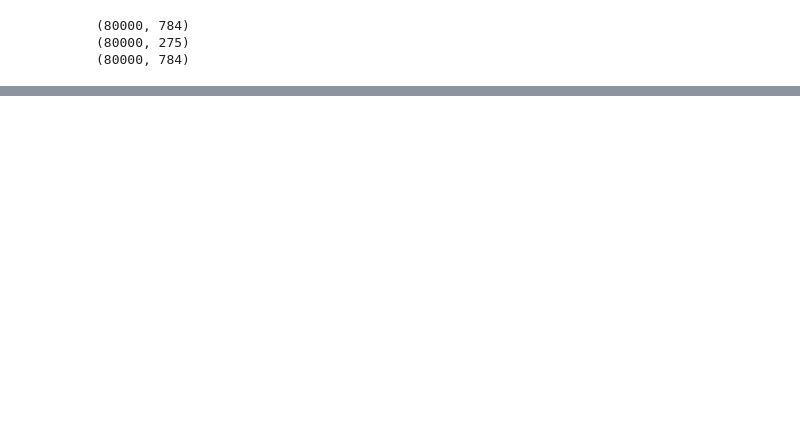
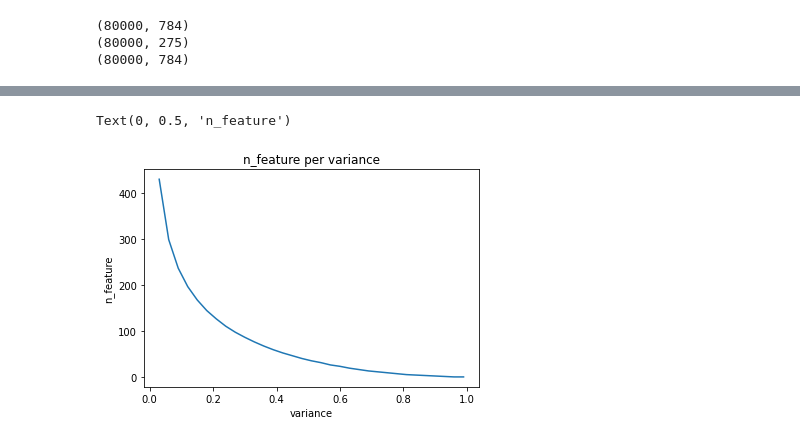
Before and after one commit to ykykyk112/machine_learning, a Jupyter notebook: sklearn_exercise/Dimentionality_Reduction.ipynb, the cells around one changed output, grey strips where cells are left out. Saved outputs shown, nothing was run; the diff lists cells and outputs as text; code cells hidden in the pictures; blank space fills up the shorter version.

```diff
--- a/sklearn_exercise/Dimentionality_Reduction.ipynb
+++ b/sklearn_exercise/Dimentionality_Reduction.ipynb
@@ -263,0 +407,8 @@ building tree 100 of 100
+# %%
+plt.plot(n_variance, np.flip(component_per_variance))
+plt.title('n_feature per variance')
+plt.xlabel('variance')
+plt.ylabel('n_feature')
+# %% [output]
+Text(0, 0.5, 'n_feature')
+[figure, added]
```
Also changed, not shown: parts of 22 cells of this notebook.
